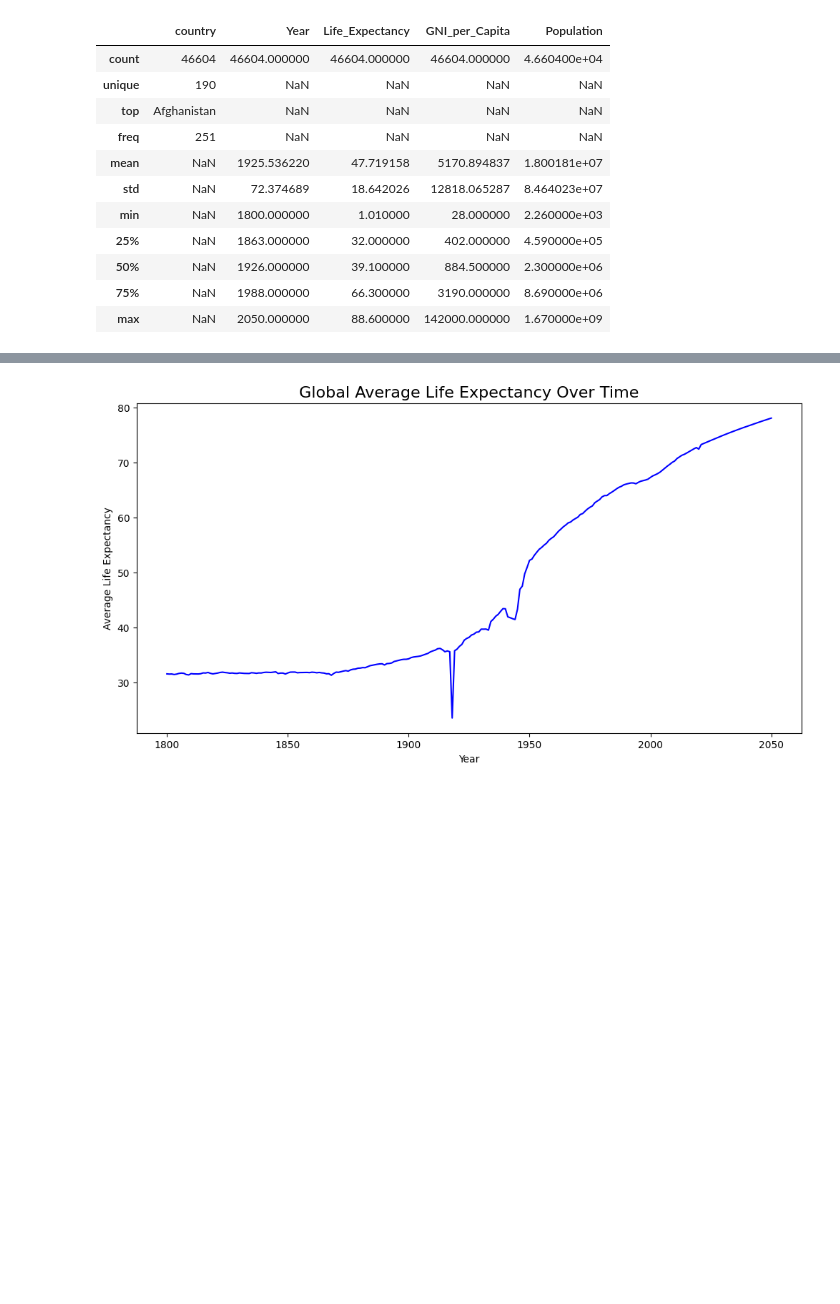
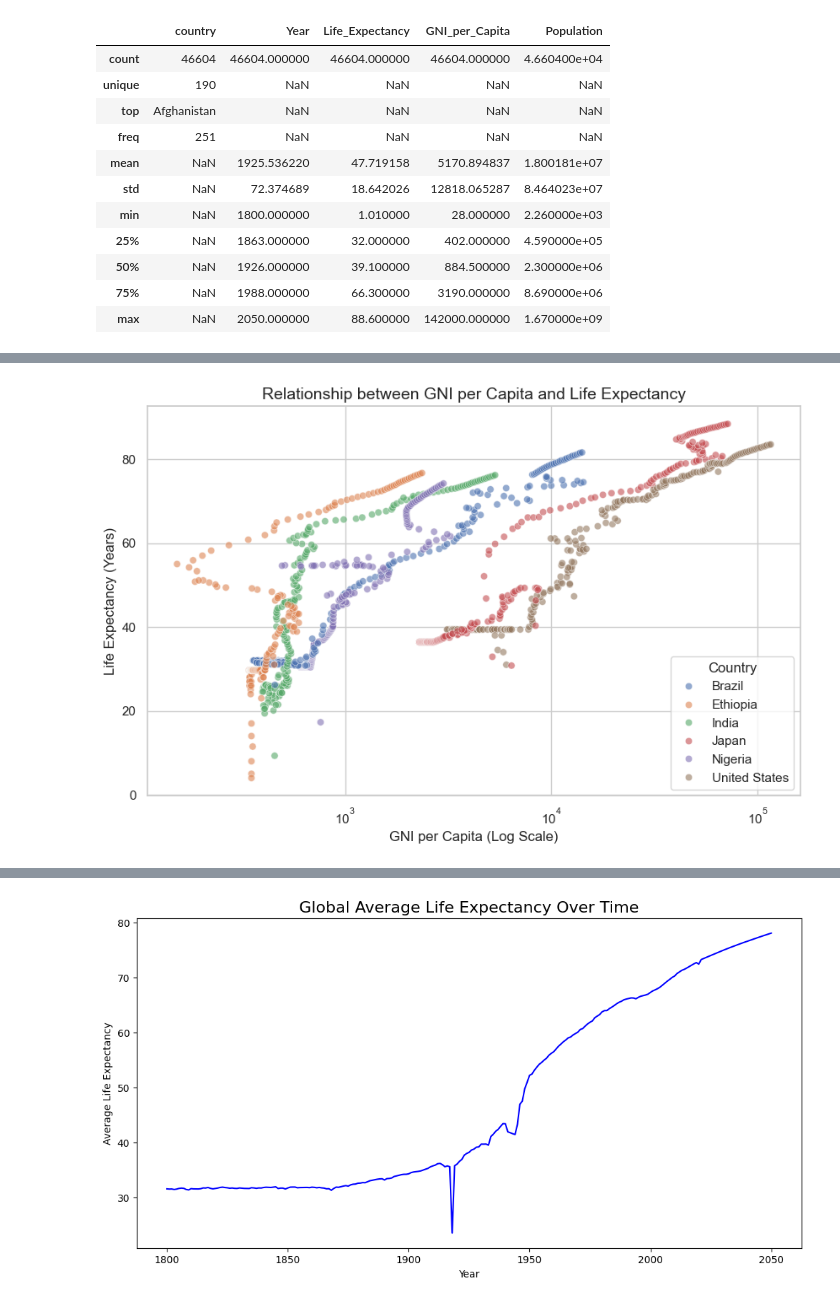
Before and after one commit to Abdullab8/GNI_and_life_expectancy, a Jupyter notebook: eda_template.ipynb, the cells around one changed output, grey strips where cells are left out. Saved outputs shown, nothing was run; the diff lists cells and outputs as text; code cells hidden in the pictures; blank space fills up the shorter version.

```diff
--- a/eda_template.ipynb
+++ b/eda_template.ipynb
@@ -350,0 +440,21 @@ merged_df.describe(include="all")
+# %%
+
+# ==============================
+# 2. GNI per Capita vs Life Expectancy (Scatter with log scale)
+# ==============================
+plt.figure(figsize=(10, 6))
+sns.scatterplot(
+    data=filtered_df,
+    x="GNI_per_Capita",
+    y="Life_Expectancy",
+    hue="country",
+    alpha=0.6
+)
+plt.xscale("log")  # log scale makes differences clearer
+plt.title("Relationship between GNI per Capita and Life Expectancy", fontsize=14)
+plt.xlabel("GNI per Capita (Log Scale)")
+plt.ylabel("Life Expectancy (Years)")
+plt.legend(title="Country")
+plt.show()
+# %% [output]
+[figure, added]
```
Also changed, not shown: parts of 11 cells of this notebook.
